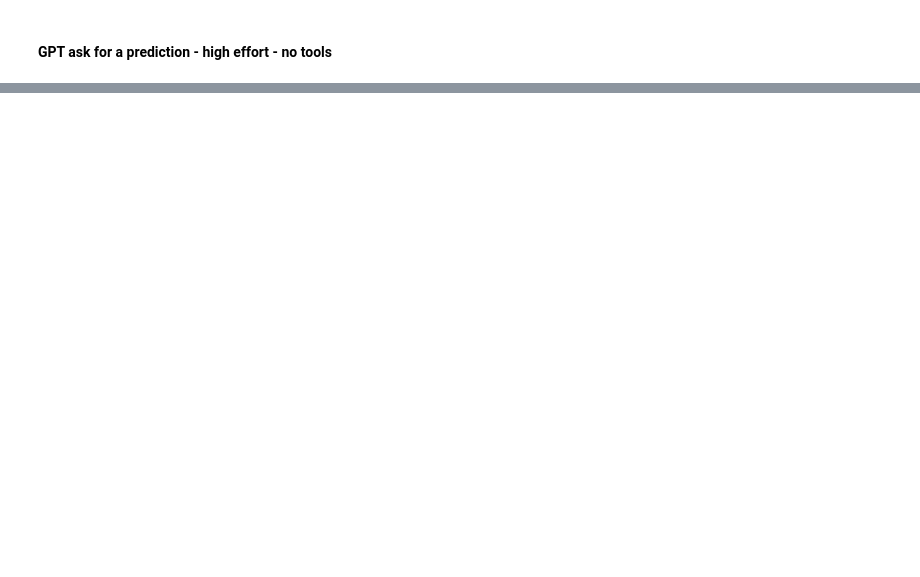
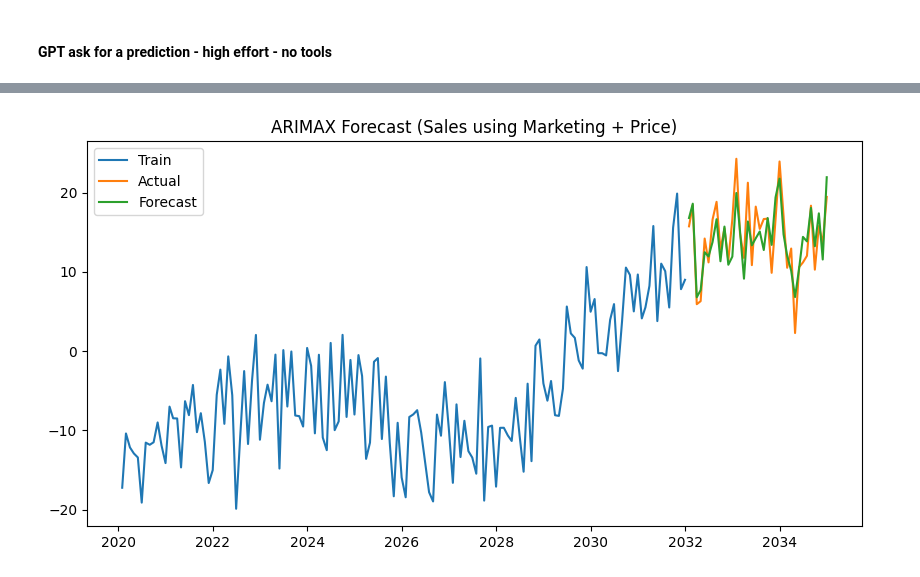
Before and after one commit to rolester/AIvsML, a Jupyter notebook: Forecast.ipynb, the cells around one changed output, grey strips where cells are left out. Saved outputs shown, nothing was run; the diff lists cells and outputs as text; code cells hidden in the pictures; blank space fills up the shorter version.

```diff
--- a/Forecast.ipynb
+++ b/Forecast.ipynb
@@ -134,0 +236,93 @@ Notes and caveats
+# %%
+# =====================================
+# 1. Imports
+# =====================================
+import numpy as np
+import pandas as pd
+import matplotlib.pyplot as plt
+from statsmodels.tsa.statespace.sarimax import SARIMAX
+from sklearn.metrics import mean_squared_error
+
+# =====================================
+# 2. Create realistic dataset
+# =====================================
+np.random.seed(42)
+
+n = 180
+dates = pd.date_range(start="2020-01-01", periods=n, freq="M")
+
+# Exogenous variables (inputs)
+marketing = np.random.normal(20, 4, n)
+price = np.random.normal(100, 8, n)
+
+# Target (sales depends on BOTH features + trend + seasonality)
+trend = np.linspace(10, 40, n)
+seasonality = 8 * np.sin(np.linspace(0, 3*np.pi, n))
+noise = np.random.normal(0, 3, n)
+
+sales = 0.6 * marketing - 0.4 * price + trend + seasonality + noise
+
+df = pd.DataFrame({
+    "sales": sales,
+    "marketing": marketing,
+    "price": price
+}, index=dates)
+
+# =====================================
+# 3. Train / test split
+# =====================================
+train_size = int(len(df) * 0.8)
+
+train = df.iloc[:train_size]
+test = df.iloc[train_size:]
+
+y_train = train["sales"]
+X_train = train[["marketing", "price"]]
+
+y_test = test["sales"]
+X_test = test[["marketing", "price"]]
+
+# =====================================
+# 4. Fit ARIMAX (SARIMAX)
+# =====================================
+model = SARIMAX(
+    y_train,
+    exog=X_train,             # <-- MULTIPLE INPUTS HERE
+    order=(1, 1, 1),          # ARIMA(p,d,q)
+    enforce_stationarity=False,
+    enforce_invertibility=False
+)
+
+result = model.fit()
+
+print(result.summary())
+
+# =====================================
+# 5. Forecast
+# =====================================
+forecast = result.get_forecast(
+    steps=len(test),
+    exog=X_test               # <-- MUST pass future inputs
+)
+
+predictions = forecast.predicted_mean
+
+# =====================================
+# 6. Plot
+# =====================================
+plt.figure(figsize=(10, 5))
+
+plt.plot(train.index, y_train, label="Train")
+plt.plot(test.index, y_test, label="Actual")
+plt.plot(test.index, predictions, label="Forecast")
+
+plt.title("ARIMAX Forecast (Sales using Marketing + Price)")
+plt.legend()
+plt.show()
+
+# =====================================
+# 7. Evaluate
+# =====================================
+mse = mean_squared_error(y_test, predictions)
+print(f"MSE: {mse:.2f}")
+# %% [output]
@@ -134,0 +346 @@ Notes and caveats
+[figure, added]
```
Also changed, not shown: parts of 5 cells of this notebook, 8 other files.
